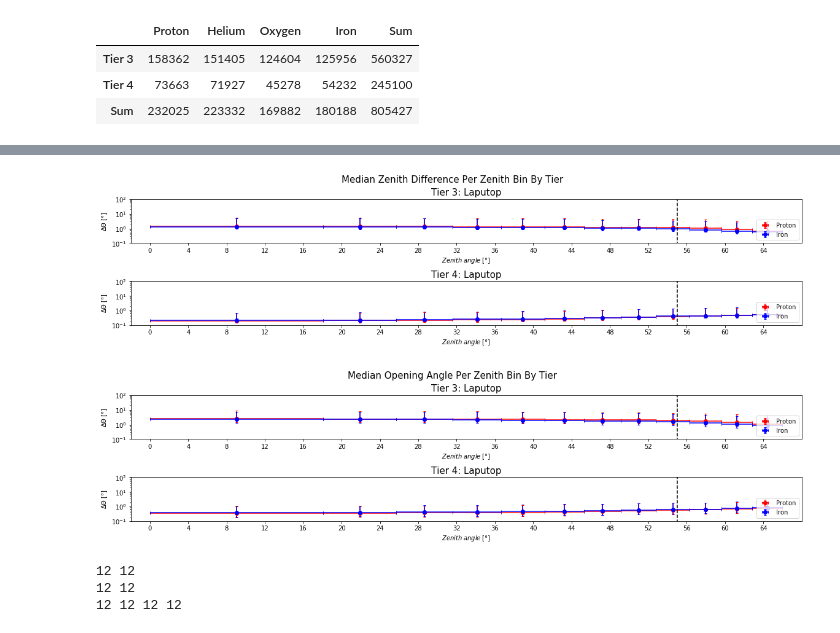
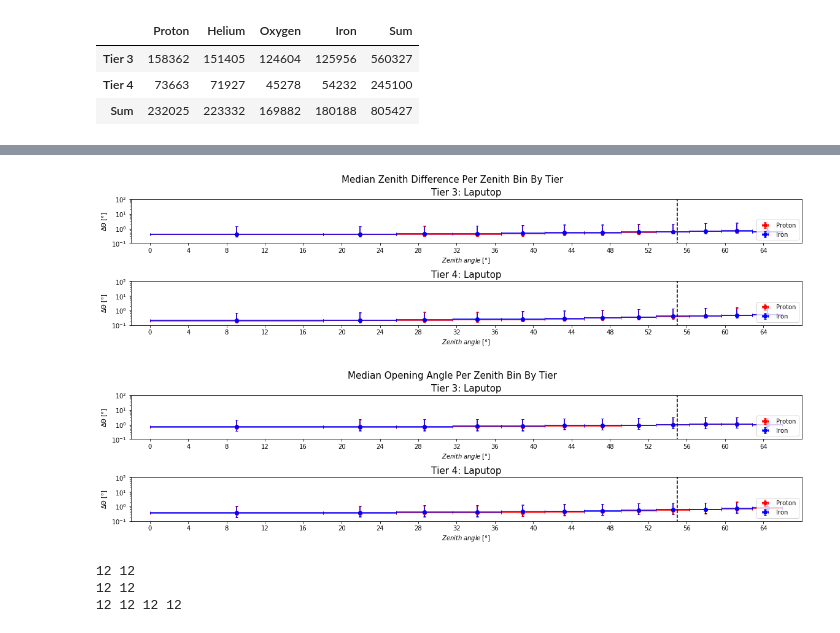
Before and after one commit to RajwolChapagain/Cosmic-Ray-Anisotropy-Analysis, a Jupyter notebook: 03_sim_study/002_loading_graphs.ipynb, the cells around one changed output, grey strips where cells are left out. Saved outputs shown, nothing was run; the diff lists cells and outputs as text; code cells hidden in the pictures.

```diff
--- a/03_sim_study/002_loading_graphs.ipynb
+++ b/03_sim_study/002_loading_graphs.ipynb
@@ -499,39 +499,39 @@ cuts = [65, 65, 65, 65]
 
 # Concatenate arrays
 # mc_zen_p = [mc_zen_p_t1, mc_zen_p_t2, mc_zen_p_t3, mc_zen_p_t4]
 # reco_zen_p = [sp_zen_p_t1, lap_zen_p_t2, lap_zen_p_t3, lap_zen_p_t4]
 
 mc_zen_p = [mc_zen_p_t3, mc_zen_p_t4]
-reco_zen_p = [sp_zen_p_t3, lap_zen_p_t4]
+reco_zen_p = [lap_zen_p_t3, lap_zen_p_t4]
 
 # mc_zen_fe = [mc_zen_fe_t1, mc_zen_fe_t2, mc_zen_fe_t3, mc_zen_fe_t4]
 # reco_zen_fe = [sp_zen_fe_t1, lap_zen_fe_t2, lap_zen_fe_t3, lap_zen_fe_t4]
 
 mc_zen_fe = [mc_zen_fe_t3, mc_zen_fe_t4]
-reco_zen_fe = [sp_zen_fe_t3, lap_zen_fe_t4]
+reco_zen_fe = [lap_zen_fe_t3, lap_zen_fe_t4]
 
 # mc_az_p = [mc_az_p_t1, mc_az_p_t2, mc_az_p_t3, mc_az_p_t4]
 # reco_az_p = [sp_az_p_t1, lap_az_p_t2, lap_az_p_t3, lap_az_p_t4]
 
 mc_az_p = [mc_az_p_t3, mc_az_p_t4]
-reco_az_p = [sp_az_p_t3, lap_az_p_t4]
+reco_az_p = [lap_az_p_t3, lap_az_p_t4]
 
 # mc_az_fe = [mc_az_fe_t1, mc_az_fe_t2, mc_az_fe_t3, mc_az_fe_t4]
 # reco_az_fe = [sp_az_fe_t1, lap_az_fe_t2, lap_az_fe_t3, lap_az_fe_t4]
 
 mc_az_fe = [mc_az_fe_t3, mc_az_fe_t4]
-reco_az_fe = [sp_az_fe_t3, lap_az_fe_t4]
+reco_az_fe = [lap_az_fe_t3, lap_az_fe_t4]
 
 # Call functions
 zenith_diff_p_fe_by_tier(mc_zen_p, reco_zen_p, mc_zen_fe, reco_zen_fe,
                              bin_ends_zd, titles, cuts_zd)
 
 open_angle_p_fe_by_tier(mc_zen_p, reco_zen_p, mc_az_p, reco_az_p, mc_zen_fe,
                             reco_zen_fe, mc_az_fe, reco_az_fe, bin_ends, titles,
                             cuts)
 # %% [output]
-[figure, old version]
+[figure, new version]
-[figure, old version]
+[figure, new version]
 # %%
 """
 Let's separate the events into their bins so we can calculate the errorbars.
```
Also changed, not shown: parts of 1 cell of this notebook.
